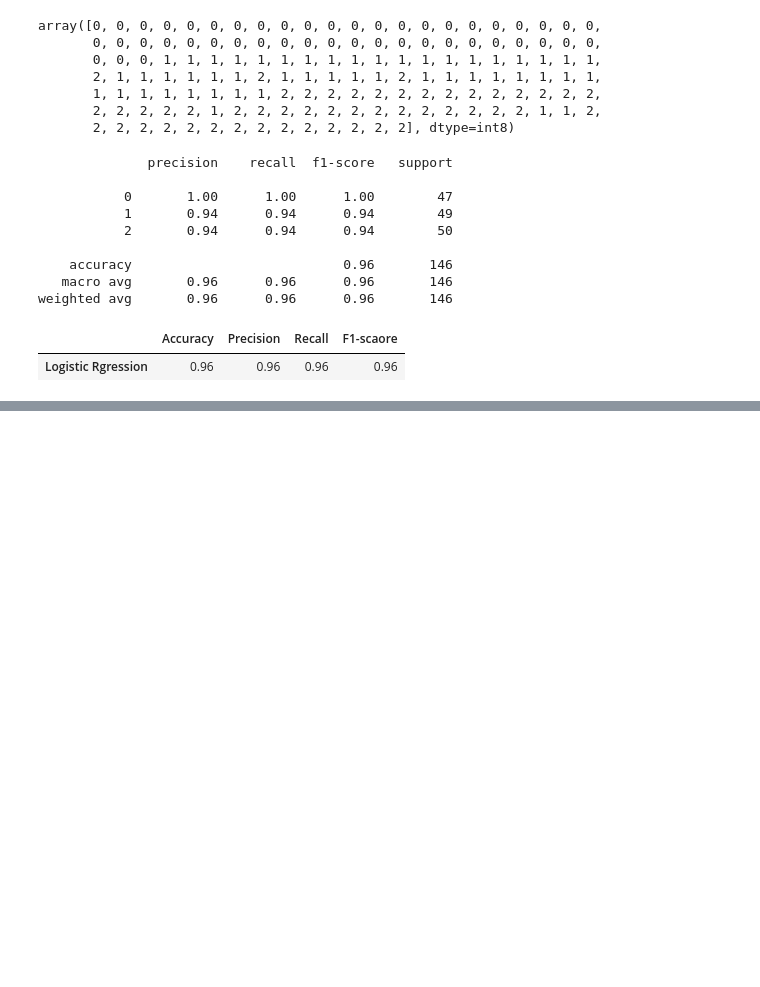
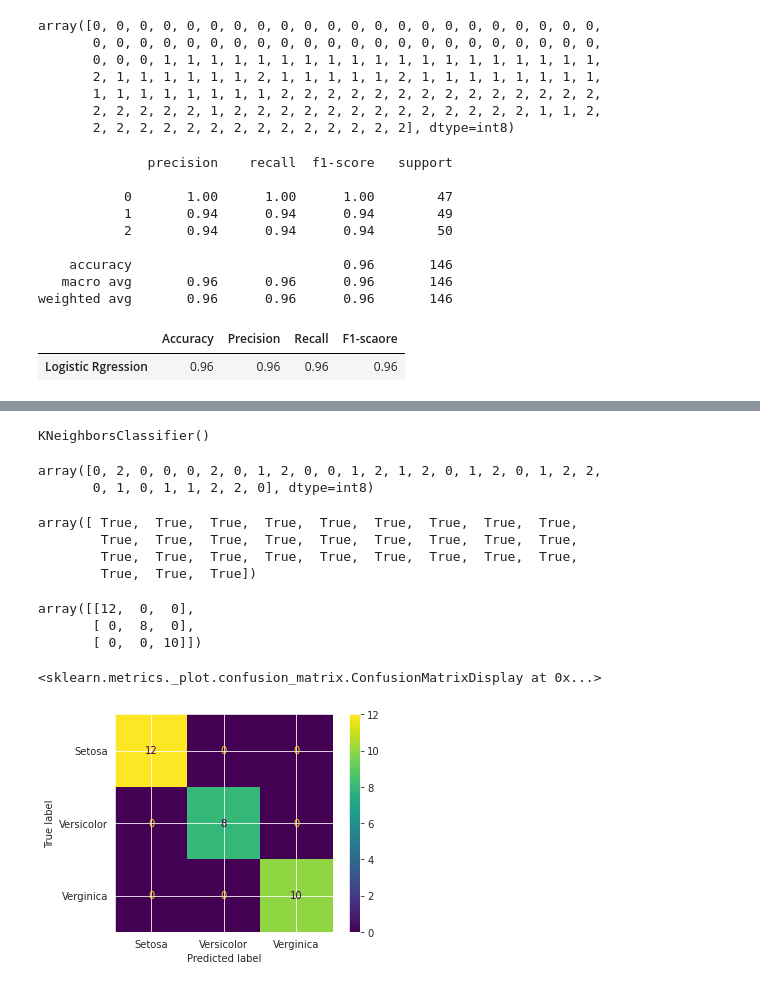
Before and after one commit to Khalid019/Iris_Flower_Classification, a Jupyter notebook: Iris_Flower_Classification.ipynb, the cells around one changed output, grey strips where cells are left out. Saved outputs shown, nothing was run; the diff lists cells and outputs as text; code cells hidden in the pictures; blank space fills up the shorter version.

```diff
--- a/Iris_Flower_Classification.ipynb
+++ b/Iris_Flower_Classification.ipynb
@@ -491,0 +494,35 @@ KNN Algorithm
+# %%
+# knn_alg means KNN Algorithm
+knn_alg = KNeighborsClassifier()
+knn_alg.fit(xtrain[['PL', 'PW']], ytrain)
+# %% [output]
+KNeighborsClassifier()
+# %%
+ypred_knn = knn_alg.predict(xtest[['PL', 'PW']])
+ypred_knn
+# %% [output]
+array([0, 2, 0, 0, 0, 2, 0, 1, 2, 0, 0, 1, 2, 1, 2, 0, 1, 2, 0, 1, 2, 2,
+       0, 1, 0, 1, 1, 2, 2, 0], dtype=int8)
+# %%
+# Letss check ypred_knn and ytest
+ypred_knn == ytest.values
+# %% [output]
+array([ True,  True,  True,  True,  True,  True,  True,  True,  True,
+        True,  True,  True,  True,  True,  True,  True,  True,  True,
+        True,  True,  True,  True,  True,  True,  True,  True,  True,
+        True,  True,  True])
+# %%
+# Confutuon matrix
+cf_knn = confusion_matrix(ypred_knn, ytest)
+cf_knn
+# %% [output]
+array([[12,  0,  0],
+       [ 0,  8,  0],
+       [ 0,  0, 10]])
+# %%
+# disply the confusion matrix
+disp_knn = ConfusionMatrixDisplay(cf_knn, display_labels=['Setosa','Versicolor', 'Verginica'])
+disp_knn.plot()
+# %% [output]
+<sklearn.metrics._plot.confusion_matrix.ConfusionMatrixDisplay at 0x...>
+[figure, added]
```
Also changed, not shown: parts of 25 cells of this notebook.
